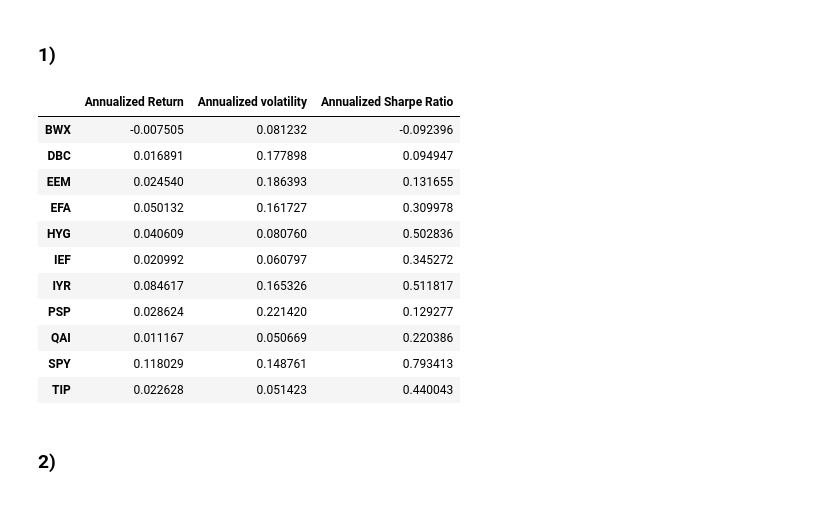
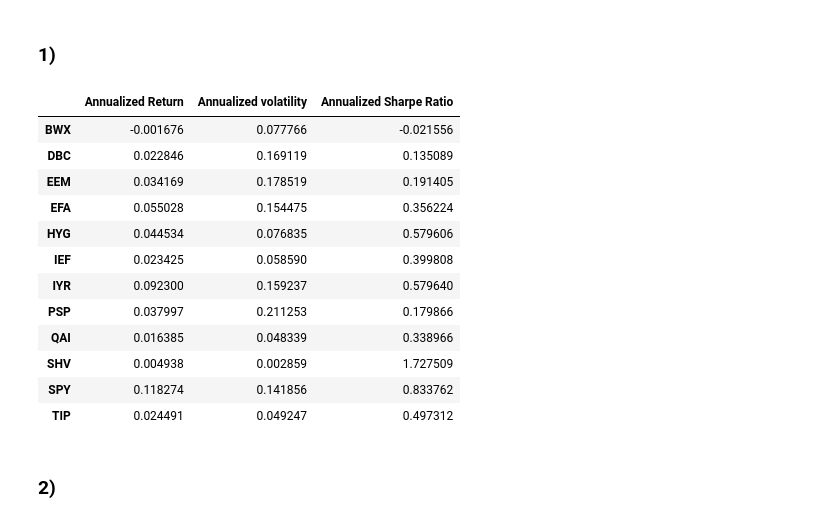
Before and after one commit to svyatoslavBokalo/ModernDataAnalysis, a Jupyter notebook: HW1.ipynb, the cells around one changed output. Cells and saved outputs as stored; diff of their text form; code cells hidden in the pictures.

```diff
--- a/HW1.ipynb
+++ b/HW1.ipynb
@@ -26,3 +26,4 @@ df.head()
 # %%
 price = df.resample('M').last()
-price = price.subtract(ret['SHV'], axis=0)
+#price = price.subtract(ret['SHV'], axis=0)
+price
@@ -61,26 +77,27 @@ ex_ret
 ### 1)
 # %%
 def performance_summary(retsx):
-    summary = retsx.mean().to_frame('Annualized Return') * 12
-    summary['Annualized volatility'] = retsx.std()*np.sqrt(12)
+    summary = retsx.mean().to_frame('Annualized Return') * 11
+    summary['Annualized volatility'] = retsx.std()*np.sqrt(11)
     summary['Annualized Sharpe Ratio'] = summary['Annualized Return']/ summary['Annualized volatility']
     return summary
 # %%
-ex_perform = performance_summary(ex_ret)
+ex_perform = performance_summary(ret)
 ex_perform
 # %% [output]
 |  | Annualized Return | Annualized volatility | Annualized Sharpe Ratio |
-| BWX | -0.007505 | 0.081232 | -0.092396 |
-| DBC | 0.016891 | 0.177898 | 0.094947 |
-| EEM | 0.024540 | 0.186393 | 0.131655 |
-| EFA | 0.050132 | 0.161727 | 0.309978 |
-| HYG | 0.040609 | 0.080760 | 0.502836 |
-| IEF | 0.020992 | 0.060797 | 0.345272 |
-| IYR | 0.084617 | 0.165326 | 0.511817 |
-| PSP | 0.028624 | 0.221420 | 0.129277 |
-| QAI | 0.011167 | 0.050669 | 0.220386 |
-| SPY | 0.118029 | 0.148761 | 0.793413 |
-| TIP | 0.022628 | 0.051423 | 0.440043 |
+| BWX | -0.001676 | 0.077766 | -0.021556 |
+| DBC | 0.022846 | 0.169119 | 0.135089 |
+| EEM | 0.034169 | 0.178519 | 0.191405 |
+| EFA | 0.055028 | 0.154475 | 0.356224 |
+| HYG | 0.044534 | 0.076835 | 0.579606 |
+| IEF | 0.023425 | 0.058590 | 0.399808 |
+| IYR | 0.092300 | 0.159237 | 0.579640 |
+| PSP | 0.037997 | 0.211253 | 0.179866 |
+| QAI | 0.016385 | 0.048339 | 0.338966 |
+| SHV | 0.004938 | 0.002859 | 1.727509 |
+| SPY | 0.118274 | 0.141856 | 0.833762 |
+| TIP | 0.024491 | 0.049247 | 0.497312 |
 # %% [markdown]
 ### 2)
 # %%
```
Also changed, not shown: parts of 4 cells of this notebook, 10 other files.
